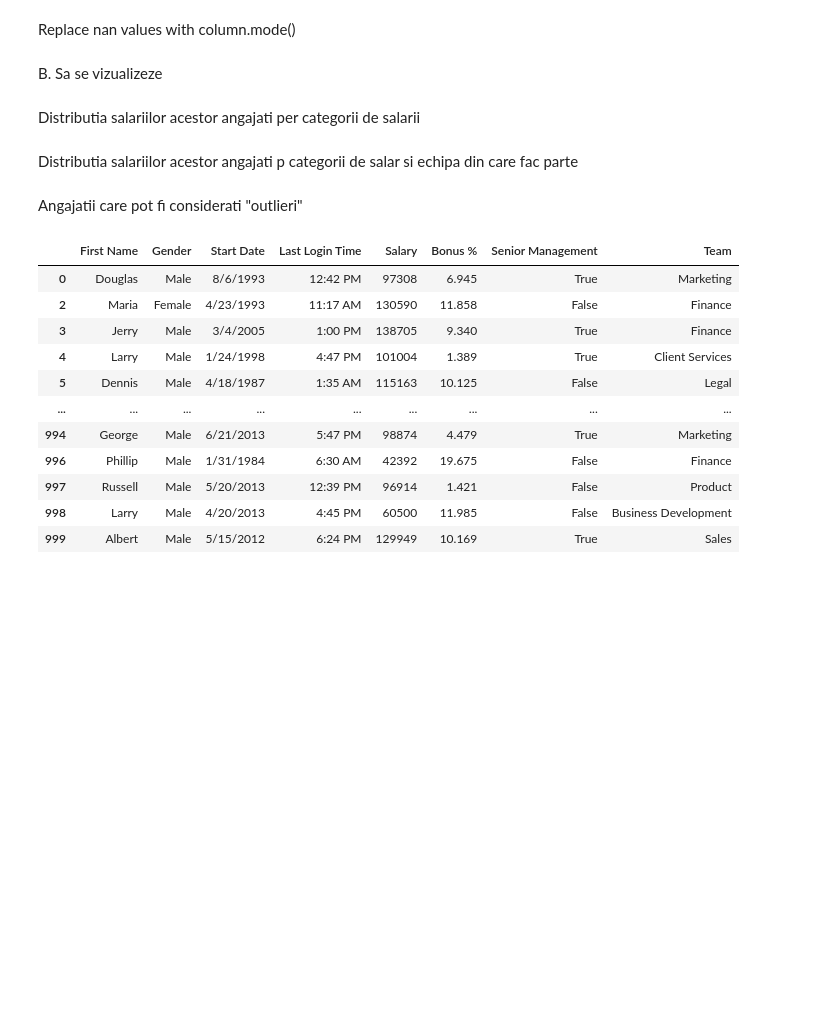
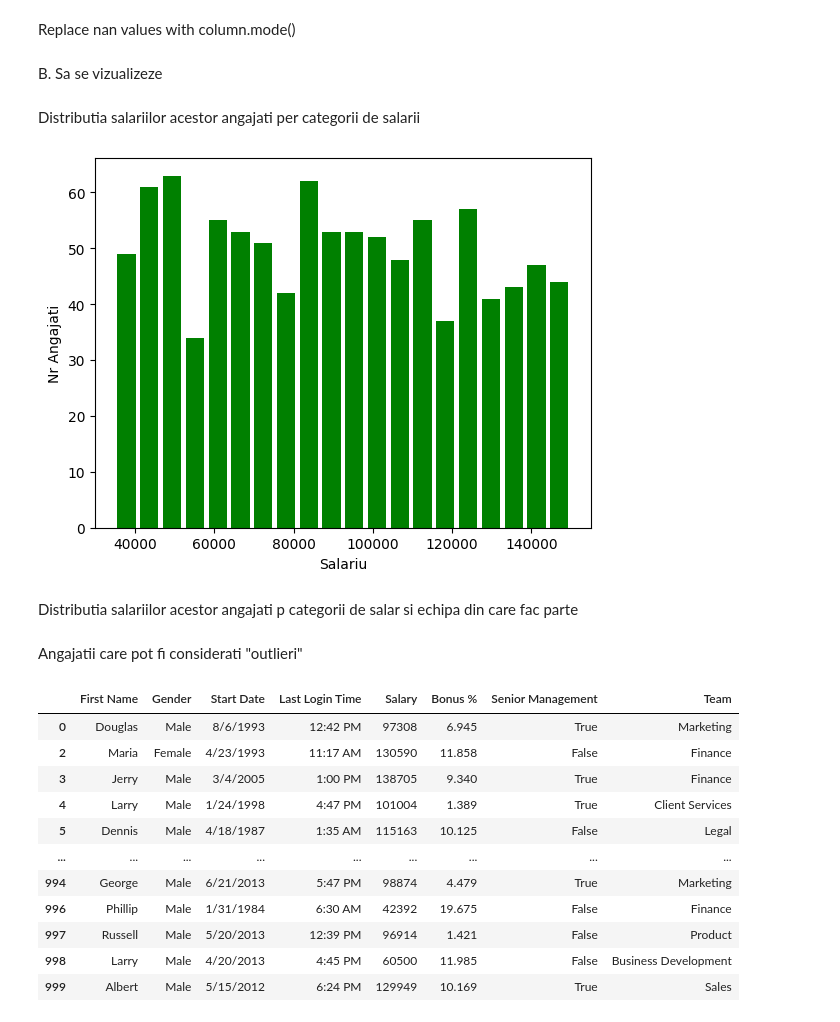
Before and after one commit to Vasile07/AI, a Jupyter notebook: Data analysis - Laborator2/notebook.ipynb, the cells around one changed output. Drawn from its saved outputs; the diff is of its cells as text; code cells hidden in the pictures; blank space fills up the shorter version.

```diff
--- a/Data analysis - Laborator2/notebook.ipynb
+++ b/Data analysis - Laborator2/notebook.ipynb
@@ -170,6 +170,15 @@ Replace nan values with column.mode()
 B. Sa se vizualizeze
 # %% [markdown]
 Distributia salariilor acestor angajati per categorii de salarii
+# %%
+import matplotlib.pyplot as plt
+
+plt.hist(df_employees['Salary'], 20, rwidth=0.8,color='green')
+plt.xlabel('Salariu')
+plt.ylabel('Nr Angajati')
+plt.show()
+# %% [output]
+[figure, added]
 # %% [markdown]
 Distributia salariilor acestor angajati p categorii de salar si echipa din care fac parte
 # %% [markdown]
```
Also changed, not shown: parts of 5 cells of this notebook.
